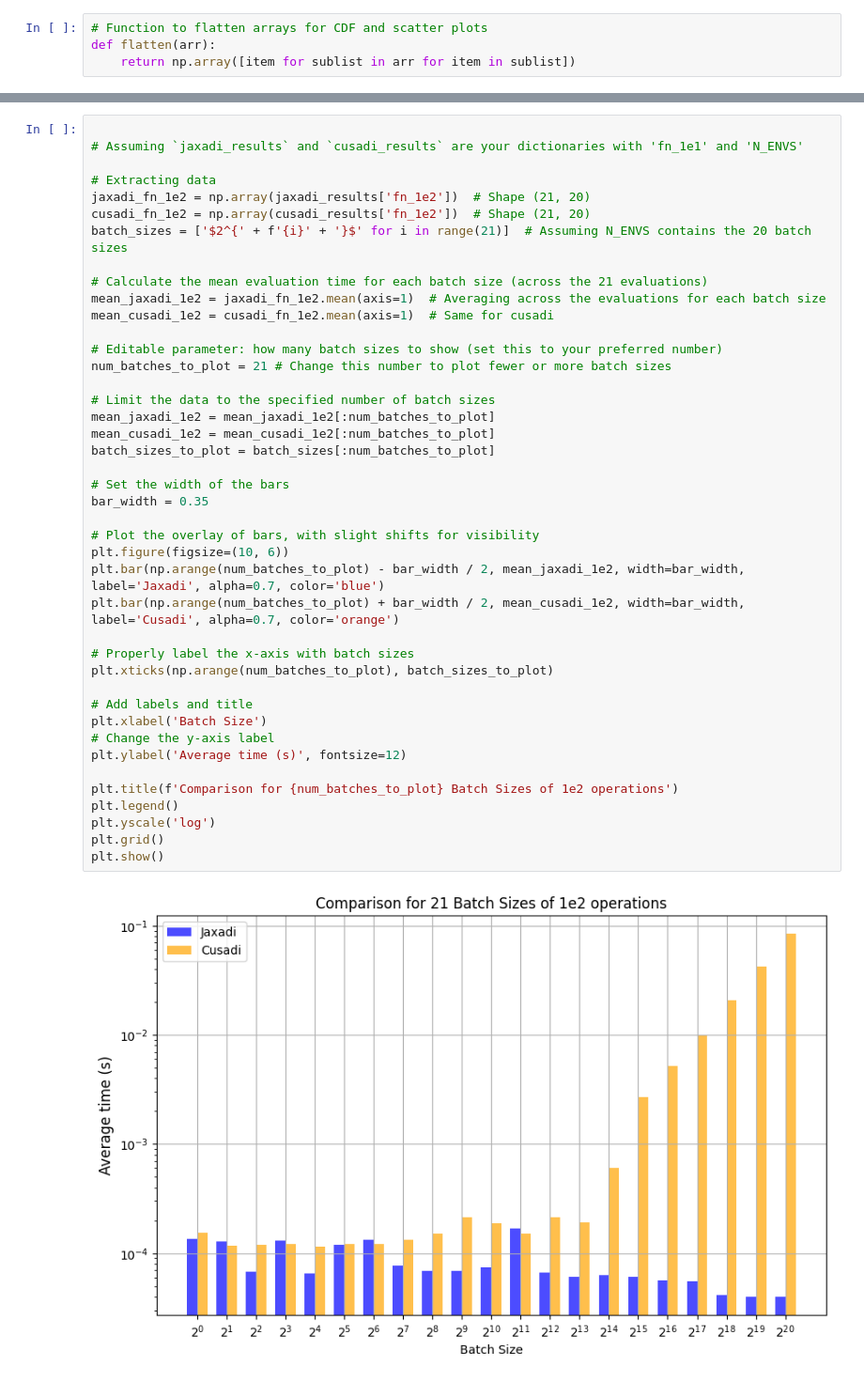
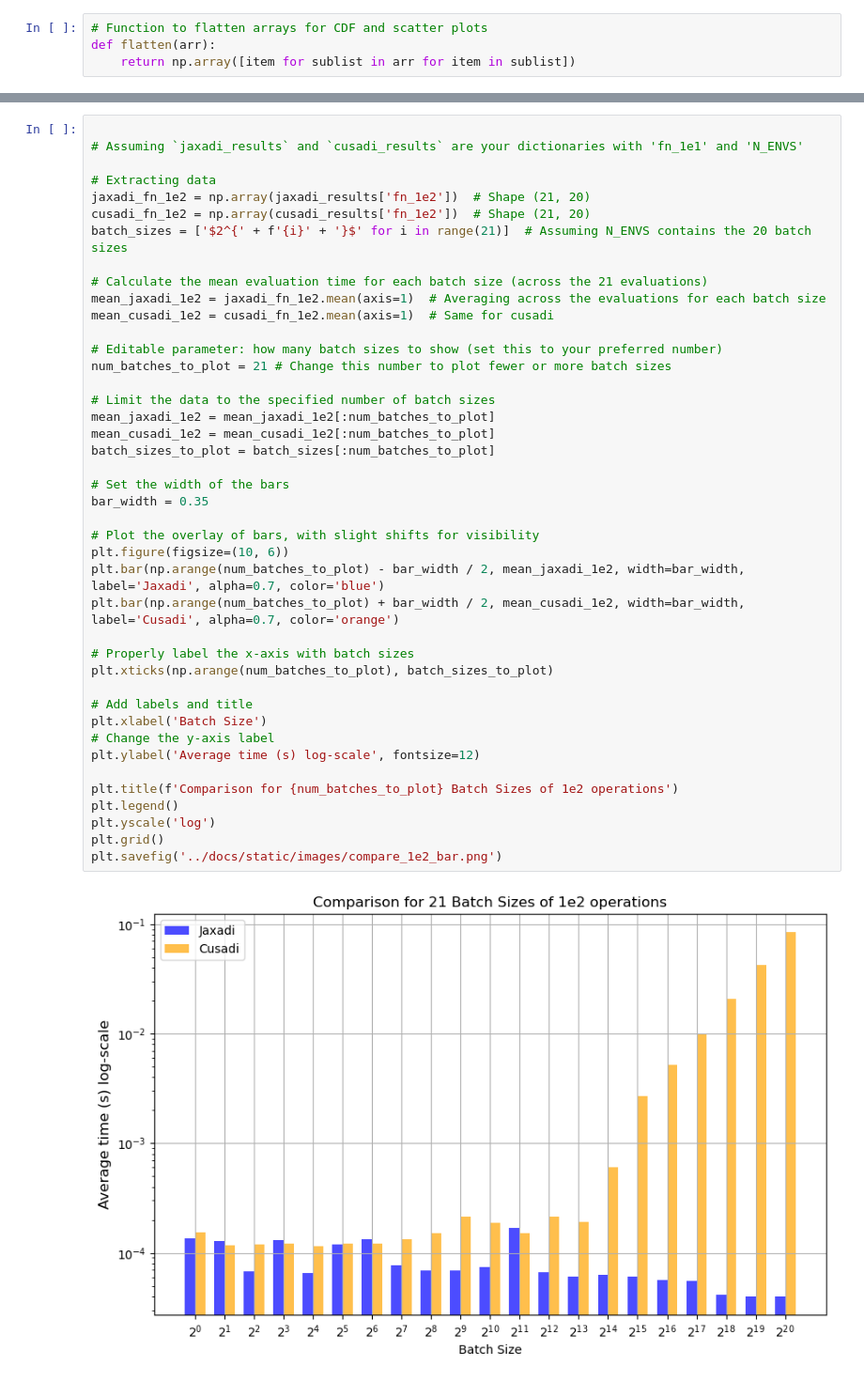
Before and after one commit to based-robotics/jaxadi, a Jupyter notebook: benchmarks/visualize.ipynb, the cells around one changed output, grey strips where cells are left out. Shown at 94% size. Drawn from its saved outputs; the diff is of its cells as text.

```diff
--- a/benchmarks/visualize.ipynb
+++ b/benchmarks/visualize.ipynb
@@ -73,36 +73,36 @@ mean_jaxadi_1e2 = jaxadi_fn_1e2.mean(axis=1)  # Averaging across the evaluations
 mean_cusadi_1e2 = cusadi_fn_1e2.mean(axis=1)  # Same for cusadi
 
 # Editable parameter: how many batch sizes to show (set this to your preferred number)
 num_batches_to_plot = 21 # Change this number to plot fewer or more batch sizes
 
 # Limit the data to the specified number of batch sizes
 mean_jaxadi_1e2 = mean_jaxadi_1e2[:num_batches_to_plot]
 mean_cusadi_1e2 = mean_cusadi_1e2[:num_batches_to_plot]
 batch_sizes_to_plot = batch_sizes[:num_batches_to_plot]
 
 # Set the width of the bars
 bar_width = 0.35
 
 # Plot the overlay of bars, with slight shifts for visibility
 plt.figure(figsize=(10, 6))
 plt.bar(np.arange(num_batches_to_plot) - bar_width / 2, mean_jaxadi_1e2, width=bar_width, label='Jaxadi', alpha=0.7, color='blue')
 plt.bar(np.arange(num_batches_to_plot) + bar_width / 2, mean_cusadi_1e2, width=bar_width, label='Cusadi', alpha=0.7, color='orange')
 
 # Properly label the x-axis with batch sizes
 plt.xticks(np.arange(num_batches_to_plot), batch_sizes_to_plot)
 
 # Add labels and title
 plt.xlabel('Batch Size')
 # Change the y-axis label
-plt.ylabel('Average time (s)', fontsize=12)
+plt.ylabel('Average time (s) log-scale', fontsize=12)
 
 plt.title(f'Comparison for {num_batches_to_plot} Batch Sizes of 1e2 operations')
 plt.legend()
 plt.yscale('log')
 plt.grid()
-plt.show()
+plt.savefig('../docs/static/images/compare_1e2_bar.png')
 # %% [output]
-[figure, old version]
+[figure, new version]
 # %%
 # 3. Speedup Ratio Plot (cusadi_time / jaxadi_time)
 speedup_ratio1 = mean_cusadi_1e1 / mean_jaxadi_1e1
```
Also changed, not shown: parts of 2 cells of this notebook, 5 other files.
